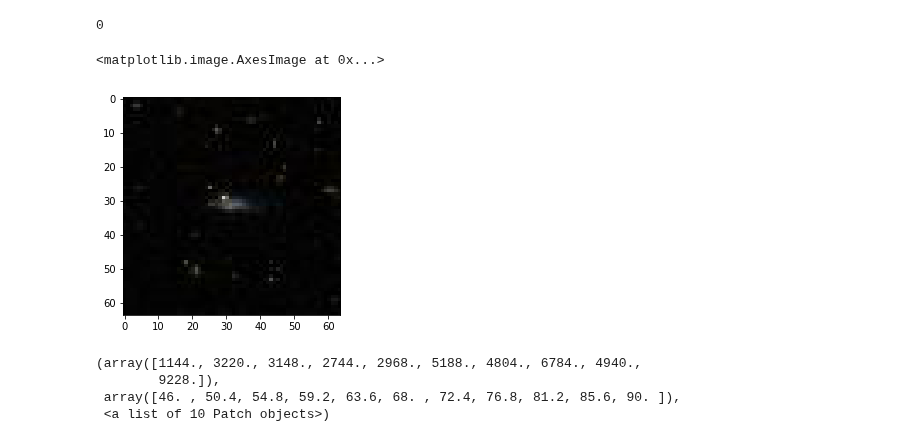
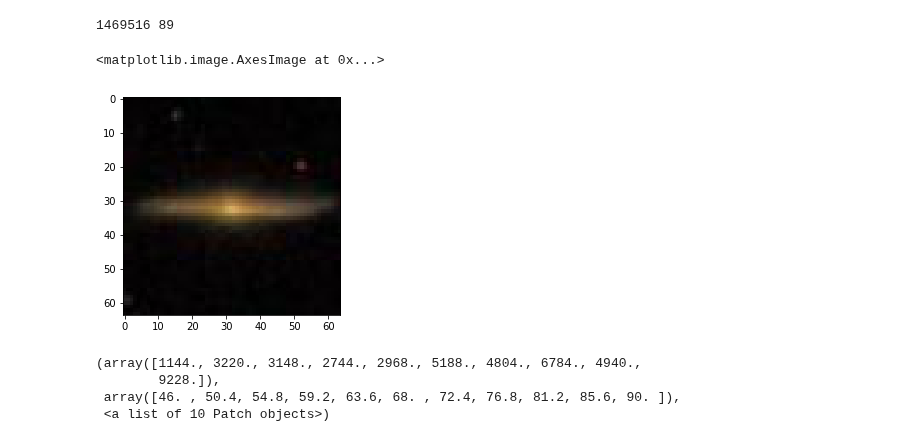
Before and after one commit to ekourkchi/incNET-data, a Jupyter notebook: CNN_inc_CGG6_regr.ipynb, the cells around one changed output. Saved outputs shown, nothing was run; the diff lists cells and outputs as text; code cells hidden in the pictures.

```diff
--- a/CNN_inc_CGG6_regr.ipynb
+++ b/CNN_inc_CGG6_regr.ipynb
@@ -25,13 +25,13 @@ images_ = data['images']
 labels_ = data['labels']
 data.close()
 # %%
-i = 53
-print labels_[1][i]
+i = 3000
+print labels_[0][i], labels_[1][i]
 plt.imshow(images_[i])
 # %% [output]
-0
+1469516 89
 <matplotlib.image.AxesImage at 0x...>
-[figure, old version]
+[figure, new version]
 # %%
 plt.hist(labels_[1][labels_[1]>45])
 # %% [output]
```
Also changed, not shown: parts of 14 cells of this notebook.
